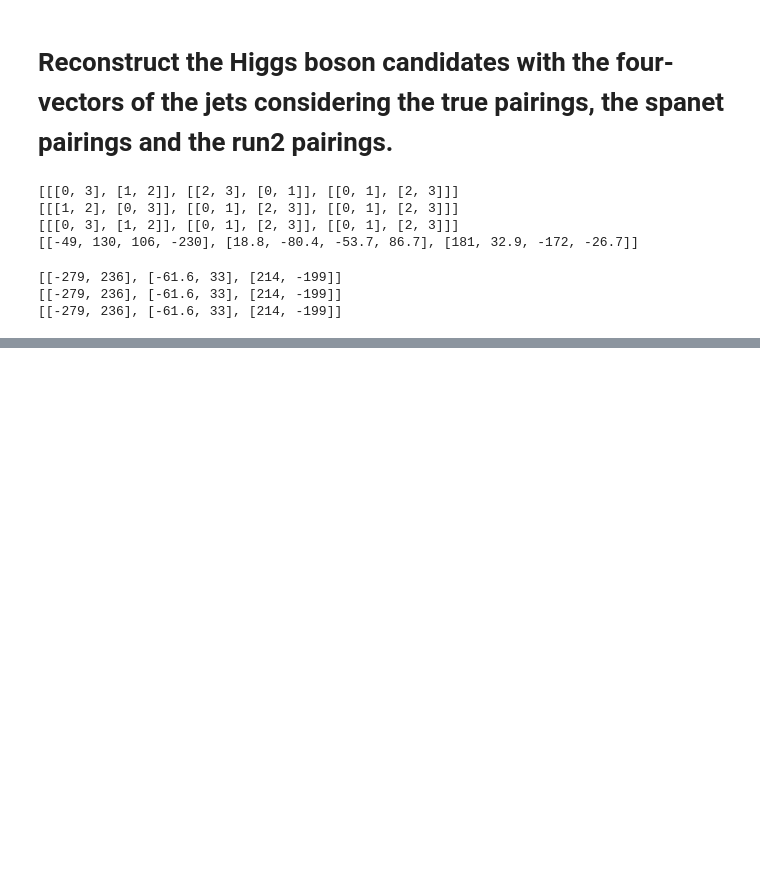
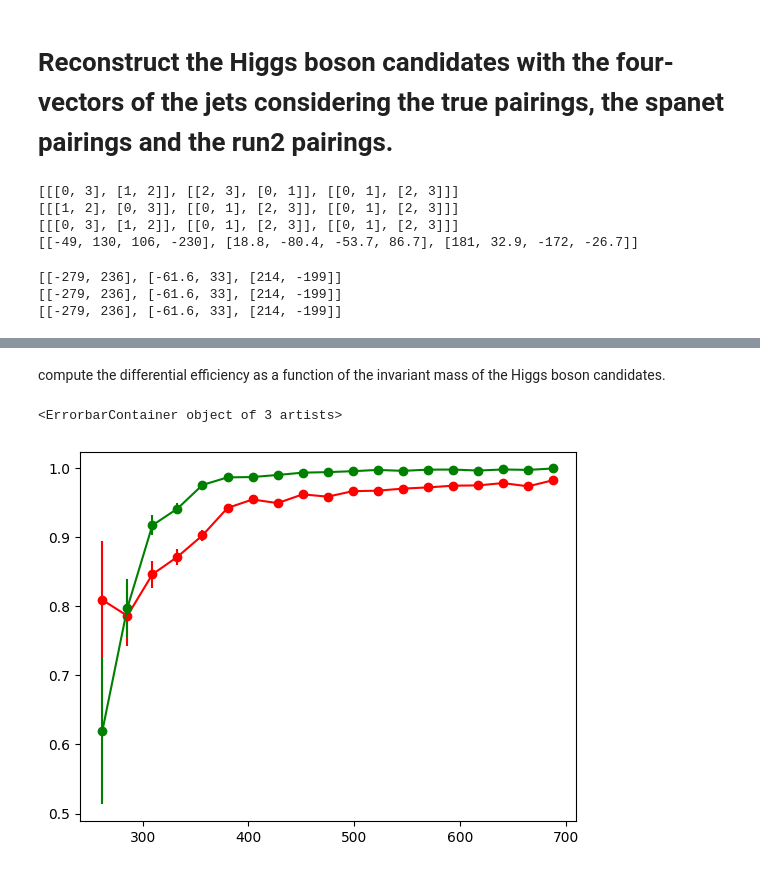
Before and after one commit to thierryharte/HH4b_SPANet, a Jupyter notebook: notebooks/differential_efficiency.ipynb, the cells around one changed output, grey strips where cells are left out. Drawn from its saved outputs; the diff is of its cells as text; code cells hidden in the pictures; blank space fills up the shorter version.

```diff
--- a/notebooks/differential_efficiency.ipynb
+++ b/notebooks/differential_efficiency.ipynb
@@ -602,0 +624,25 @@ plot_histos(bins, true_higgs_fully_matched_mask[:,1].mass, run2_higgs_fully_matc
+# %% [markdown]
+compute the differential efficiency as a function of the invariant mass of the Higgs boson candidates.
+# %%
+diff_eff_run2=[]
+diff_eff_spanet=[]
+unc_eff_spanet_list=[]
+unc_eff_run2_list=[]
+
+
+for i in range(1, len(bins)):
+    mask= (true_hh_fully_matched_mask.mass>bins[i-1]) & (true_hh_fully_matched_mask.mass<bins[i])
+    eff_run2=ak.sum(correctly_fully_matched_run2[mask])/ak.count(correctly_fully_matched_run2[mask])
+    eff_spanet=ak.sum(correctly_fully_matched_mask[mask])/ak.count(correctly_fully_matched_mask[mask])
+    unc_eff_run2=sqrt(eff_run2*(1-eff_run2)/ak.count(correctly_fully_matched_run2[mask]))
+    unc_eff_spanet=sqrt(eff_spanet*(1-eff_spanet)/ak.count(correctly_fully_matched_mask[mask]))
+    diff_eff_run2.append(eff_run2)
+    diff_eff_spanet.append(eff_spanet)
+    unc_eff_spanet_list.append(unc_eff_spanet)
+    unc_eff_run2_list.append(unc_eff_run2)
+
+plt.errorbar(0.5*(bins[1:]+bins[:-1]), diff_eff_run2, yerr=unc_eff_run2_list, label="Run2 RecoHiggs", color="red", marker="o")
+plt.errorbar(0.5*(bins[1:]+bins[:-1]), diff_eff_spanet,     yerr=unc_eff_spanet_list, label="SPANet RecoHiggs", color="green", marker="o")
+# %% [output]
+<ErrorbarContainer object of 3 artists>
+[figure, added]
```
Also changed, not shown: parts of 10 cells of this notebook, 2 other files.
